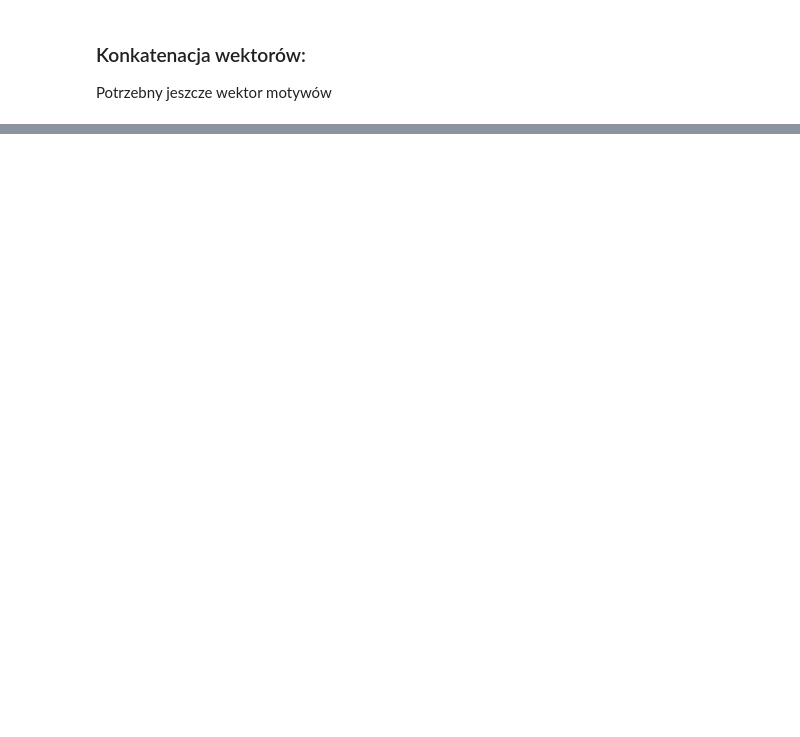
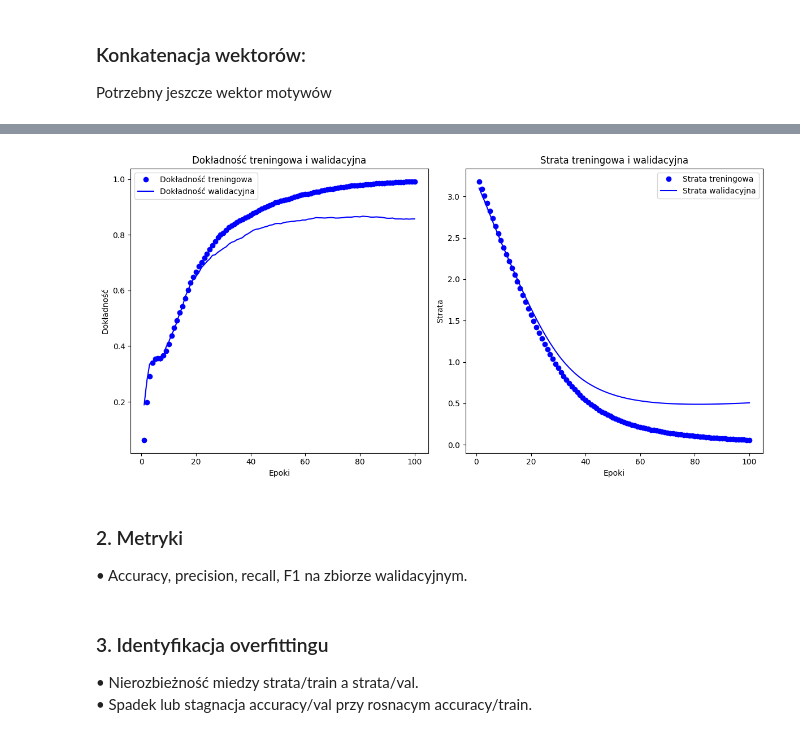
Before and after one commit to Karikolo/SysBiol_Multiomics_Proj_5, a Jupyter notebook: biolsys-project-5.ipynb, the cells around one changed output, grey strips where cells are left out. Cells and saved outputs as stored; diff of their text form; code cells hidden in the pictures; blank space fills up the shorter version.

Commit message:
Kaggle Notebook | BiolSys - Project 5 | Now working draft model?

```diff
--- a/biolsys-project-5.ipynb
+++ b/biolsys-project-5.ipynb
@@ -300,0 +530,5 @@ X.shape
+# %%
+from sklearn.preprocessing import StandardScaler
+
+scaler = StandardScaler()
+X_scaled = scaler.fit_transform(X)
@@ -300,0 +537,3 @@ X.shape
+# %%
+y_primary_site = grouped_df['primary_site_cat'].values
+y_primary_site.shape
@@ -300,0 +593,3 @@ X.shape
+# %%
+device = torch.device("cuda" if torch.cuda.is_available() else "cpu")
+print("Używane urządzenie:", device)
@@ -300,0 +624,6 @@ X.shape
+# %%
+model = MultiInputModel(X_bin.shape[1], X_gene.shape[1], X_motif.shape[1], X_rna.shape[1]).to(device)
+
+# Funkcja straty i optymalizator
+criterion = nn.MSELoss()
+optimizer = torch.optim.Adam(model.parameters(), lr=0.001)
@@ -300,0 +849,39 @@ X.shape
+# %%
+import matplotlib.pyplot as plt
+
+acc = history['accuracy']
+val_acc = history['val_accuracy']
+loss = history['loss']
+val_loss = history['val_loss']
+
+epochs = range(1, len(acc) + 1)
+
+plt.figure(figsize=(12, 6))
+plt.subplot(1, 2, 1)
+plt.plot(epochs, acc, 'bo', label='Dokładność treningowa')
+plt.plot(epochs, val_acc, 'b', label='Dokładność walidacyjna')
+plt.title('Dokładność treningowa i walidacyjna')
+plt.xlabel('Epoki')
+plt.ylabel('Dokładność')
+
+plt.legend()
+
+plt.subplot(1, 2, 2)
+plt.plot(epochs, loss, 'bo', label='Strata treningowa')
+plt.plot(epochs, val_loss, 'b', label='Strata walidacyjna')
+plt.title('Strata treningowa i walidacyjna')
+plt.xlabel('Epoki')
+plt.ylabel('Strata')
+plt.legend()
+
+plt.tight_layout()
+plt.show()
+# %% [output]
+[figure, added]
+# %% [markdown]
+### 2. Metryki
+• Accuracy, precision, recall, F1 na zbiorze walidacyjnym.
+# %% [markdown]
+### 3. Identyfikacja overfittingu
+• Nierozbieżność miedzy strata/train a strata/val.
+• Spadek lub stagnacja accuracy/val przy rosnacym accuracy/train.
```
Also changed, not shown: parts of 72 cells of this notebook.
